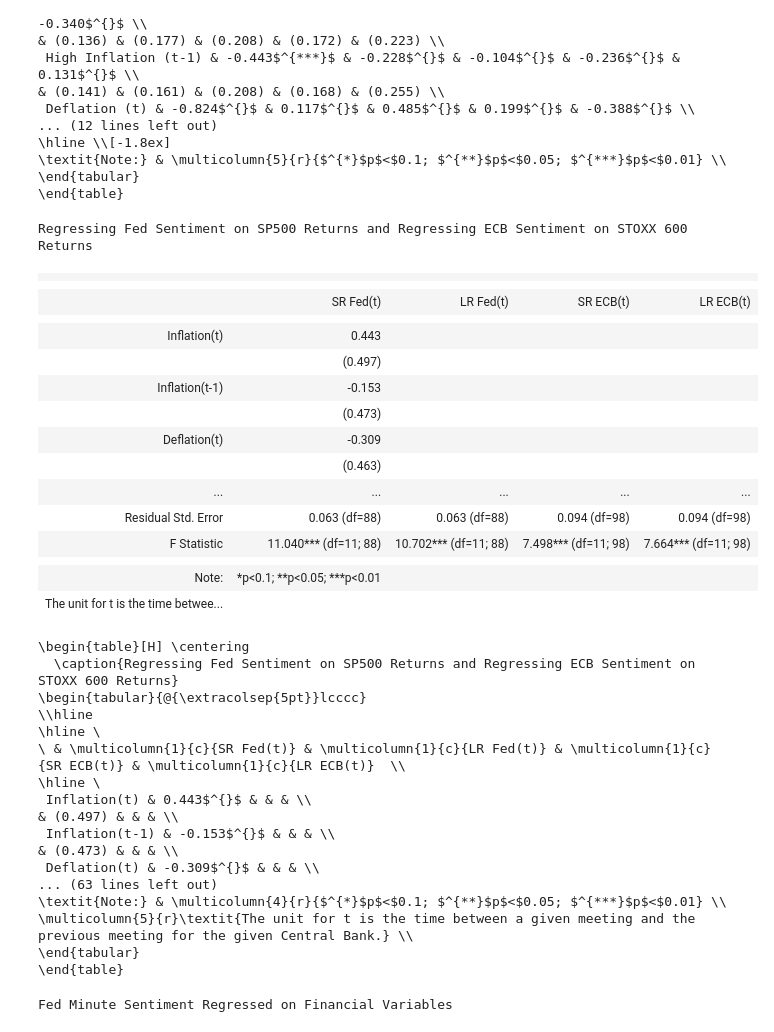
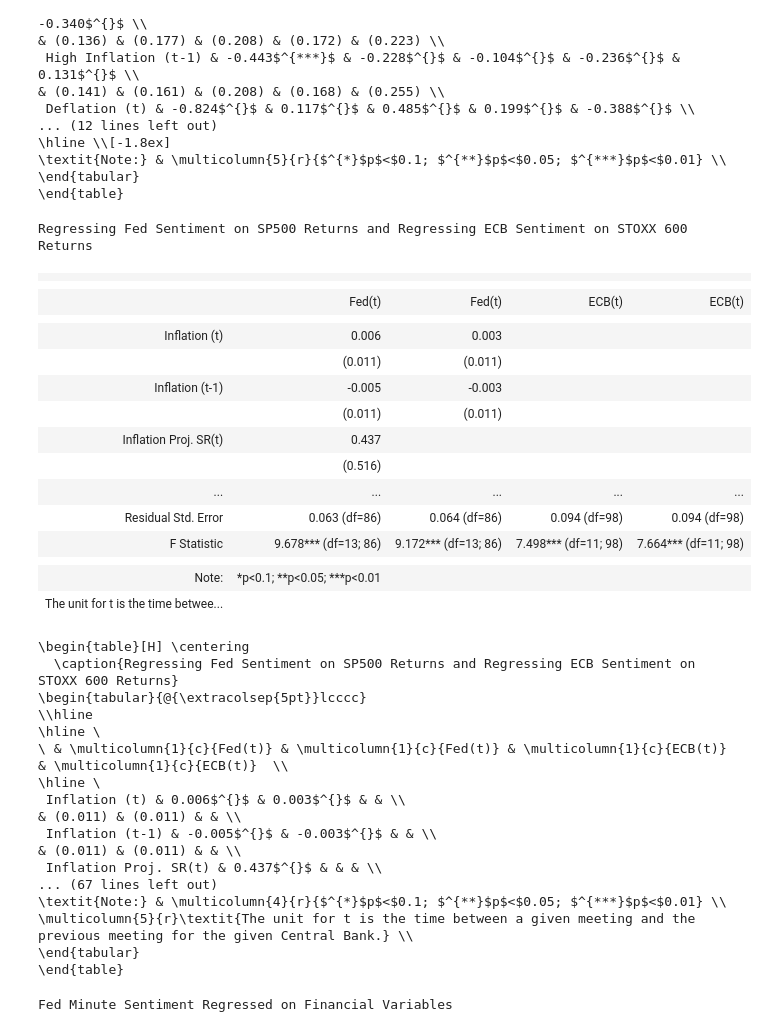
Before and after one commit to KyleNabors/Central-Bank-FinBERT-Analysis, a Jupyter notebook: Meeting Break Regressions.ipynb, the cells around one changed output. Saved outputs shown, nothing was run; the diff lists cells and outputs as text; code cells hidden in the pictures.

```diff
--- a/Meeting Break Regressions.ipynb
+++ b/Meeting Break Regressions.ipynb
@@ -149,6 +149,7 @@ fed_temp = fed_temp[
         "lower0_5y5y_us",
         "zc_higher4_5y_us",
         "zc_lower0_5y_us",
+        "12m_inf",
     ]
 ]
 
@@ -157,6 +158,7 @@ fed_temp["higher4_5y5y_us"] = fed_temp["higher4_5y5y_us"].ffill()
 fed_temp["lower0_5y5y_us"] = fed_temp["lower0_5y5y_us"].ffill()
 fed_temp["zc_higher4_5y_us"] = fed_temp["zc_higher4_5y_us"].ffill()
 fed_temp["zc_lower0_5y_us"] = fed_temp["zc_lower0_5y_us"].ffill()
+fed_temp["12m_inf"] = fed_temp["12m_inf"].ffill()
 
 fed_temp = fed_temp.dropna(subset=["fed_minutes"])
 
@@ -227,6 +229,8 @@ for i in range(0, 2):
     ecb_sentiment[f"zc_higher4_5y_eu_{i}"] = ecb_sentiment["zc_higher4_5y_eu"].shift(i)
     ecb_sentiment[f"zc_lower0_5y_eu_{i}"] = ecb_sentiment["zc_lower0_5y_eu"].shift(i)
 
+    fed_sentiment[f"12m_inf_{i}"] = fed_sentiment["12m_inf"].shift(i)
+
 
 # The count runs from day of announcment till day before next announcment so we shift the values by 1 so fed_minutes is now t where as before it was t-1
 
@@ -564,6 +568,8 @@ x0 = [
     "log_returns_3",
     "log_returns_4",
     "log_returns_5",
+    "12m_inf_0",
+    "12m_inf_1",
 ]
 
 x1 = [
@@ -578,6 +584,8 @@ x1 = [
     "log_returns_3",
     "log_returns_4",
     "log_returns_5",
+    "12m_inf_0",
+    "12m_inf_1",
 ]
 
 x2 = [
@@ -636,11 +644,13 @@ stargazer = Stargazer([reg0, reg1, reg2, reg3])
 stargazer.title(
     "Regressing Fed Sentiment on SP500 Returns and Regressing ECB Sentiment on STOXX 600 Returns"
 )
-stargazer.custom_columns(["SR Fed(t)", "LR Fed(t)", "SR ECB(t)", "LR ECB(t)"])
+stargazer.custom_columns(["Fed(t)", "Fed(t)", "ECB(t)", "ECB(t)"])
 stargazer.show_model_numbers(False)
 stargazer.significant_digits(3)
 stargazer.covariate_order(
     [
+        "12m_inf_0",
+        "12m_inf_1",
         "higher4_5y5y_us",
         "higher4_5y5y_us_1",
         "lower0_5y5y_us",
@@ -675,65 +685,67 @@ stargazer.covariate_order(
 )
 stargazer.rename_covariates(
     {
-        "higher4_5y5y_us": "Inflation(t)",
-        "higher4_5y5y_us_1": "Inflation(t-1)",
-        "lower0_5y5y_us": "Deflation(t)",
-        "lower0_5y5y_us_1": "Deflation(t-1)",
-        "zc_higher4_5y_us": "Inflation(t)",
-        "zc_higher4_5y_us_1": "Inflation(t-1)",
-        "zc_lower0_5y_us": "Deflation(t)",
-        "zc_lower0_5y_us_1": "Deflation(t-1)",
-        "higher4_5y5y_eu": "Inflation(t)",
-        "higher4_5y5y_eu_1": "Inflation(t-1)",
-        "lower0_5y5y_eu": "Deflation(t)",
-        "lower0_5y5y_eu_1": "Deflation(t-1)",
-        "zc_higher4_5y_eu": "Inflation(t)",
-        "zc_higher4_5y_eu_1": "Inflation(t-1)",
-        "zc_lower0_5y_eu": "Deflation(t)",
-        "zc_lower0_5y_eu_1": "Deflation(t)",
+        "12m_inf_0": "Inflation (t)",
+        "12m_inf_1": "Inflation (t-1)",
+        "higher4_5y5y_us": "Inflation Proj. SR(t)",
+        "higher4_5y5y_us_1": "Inflation Proj. SR(t-1)",
+        "lower0_5y5y_us": "Deflation Proj. SR(t)",
+        "lower0_5y5y_us_1": "Deflation Proj. SR(t-1)",
+        "zc_higher4_5y_us": "Inflation Proj. LR(t)",
+        "zc_higher4_5y_us_1": "Inflation Proj. LR(t-1)",
+        "zc_lower0_5y_us": "Deflation Proj. LR(t)",
+        "zc_lower0_5y_us_1": "Deflation Proj. LR(t-1)",
+        "higher4_5y5y_eu": "Inflation Proj. SR(t)",
+        "higher4_5y5y_eu_1": "Inflation Proj. SR(t-1)",
+        "lower0_5y5y_eu": "Deflation Proj. SR(t)",
+        "lower0_5y5y_eu_1": "Deflation Proj. SR(t-1)",
+        "zc_higher4_5y_eu": "Inflation Proj. LR(t)",
+        "zc_higher4_5y_eu_1": "Inflation Proj. LR(t-1)",
+        "zc_lower0_5y_eu": "Deflation Proj. LR(t)",
+        "zc_lower0_5y_eu_1": "Deflation Proj. LR(t)",
         "log_returns_0": "SP00 Returns(t)",
         "log_returns_1": "SP00 Returns(t-1)",
         "log_returns_2": "SP00 Returns(t-2)",
         "log_returns_3": "SP00 Returns(t-3)",
         "log_returns_4": "SP00 Returns(t-4)",
         "log_returns_5": "SP00 Returns(t-5)",
         "fed_minutes_1": "Fed(t-1)",
         "log_returns_eu_0": "STOXX600 Returns(t)",
         "log_returns_eu_1": "STOXX600 Returns(t-1)",
         "log_returns_eu_2": "STOXX600 Returns(t-2)",
         "log_returns_eu_3": "STOXX600 Returns(t-3)",
         "log_returns_eu_4": "STOXX600 Returns(t-4)",
         "log_returns_eu_5": "STOXX600 Returns(t-5)",
         "press_conferences_1": "ECB(t-1)",
     },
 )
 stargazer.add_custom_notes(
     [
         "The unit for t is the time between a given meeting and the previous meeting for the given Central Bank."
     ]
 )
 # Display the Stargazer output
 display(HTML(stargazer.render_html()))
 
 # Modify the LaTeX output to remove all \\[-1.8ex]
 latex_output = stargazer.render_latex().replace("\\[-1.8ex]", "")
 latex_output = latex_output.replace("!htbp", "H")
 print(latex_output)
 # %% [output]
 Regressing Fed Sentiment on SP500 Returns and Regressing ECB Sentiment on STOXX 600 Returns
 |  |  |  |  |  |
 |  |
-|  | SR Fed(t) | LR Fed(t) | SR ECB(t) | LR ECB(t) |
+|  | Fed(t) | Fed(t) | ECB(t) | ECB(t) |
 |  |  |  |  |  |
-| Inflation(t) | 0.443 |  |  |  |
-|  | (0.497) |  |  |  |
-| Inflation(t-1) | -0.153 |  |  |  |
-|  | (0.473) |  |  |  |
-| Deflation(t) | -0.309 |  |  |  |
-|  | (0.463) |  |  |  |
+| Inflation (t) | 0.006 | 0.003 |  |  |
+|  | (0.011) | (0.011) |  |  |
+| Inflation (t-1) | -0.005 | -0.003 |  |  |
+|  | (0.011) | (0.011) |  |  |
+| Inflation Proj. SR(t) | 0.437 |  |  |  |
+|  | (0.516) |  |  |  |
 | ... | ... | ... | ... | ... |
-| Residual Std. Error | 0.063 (df=88) | 0.063 (df=88) | 0.094 (df=98) | 0.094 (df=98) |
-| F Statistic | 11.040*** (df=11; 88) | 10.702*** (df=11; 88) | 7.498*** (df=11; 98) | 7.664*** (df=11; 98) |
+| Residual Std. Error | 0.063 (df=86) | 0.064 (df=86) | 0.094 (df=98) | 0.094 (df=98) |
+| F Statistic | 9.678*** (df=13; 86) | 9.172*** (df=13; 86) | 7.498*** (df=11; 98) | 7.664*** (df=11; 98) |
 |  |  |  |  |  |
 | Note: | *p<0.1; **p<0.05; ***p<0.01 |  |  |  |
 | The unit for t is the time betwee... |  |  |  |  |
@@ -742,14 +754,14 @@ Regressing Fed Sentiment on SP500 Returns and Regressing ECB Sentiment on STOXX
 \begin{tabular}{@{\extracolsep{5pt}}lcccc}
 \\hline
 \hline \
-\ & \multicolumn{1}{c}{SR Fed(t)} & \multicolumn{1}{c}{LR Fed(t)} & \multicolumn{1}{c}{SR ECB(t)} & \multicolumn{1}{c}{LR ECB(t)}  \\
+\ & \multicolumn{1}{c}{Fed(t)} & \multicolumn{1}{c}{Fed(t)} & \multicolumn{1}{c}{ECB(t)} & \multicolumn{1}{c}{ECB(t)}  \\
 \hline \
- Inflation(t) & 0.443$^{}$ & & & \\
-& (0.497) & & & \\
- Inflation(t-1) & -0.153$^{}$ & & & \\
-& (0.473) & & & \\
- Deflation(t) & -0.309$^{}$ & & & \\
-... (63 lines left out)
+ Inflation (t) & 0.006$^{}$ & 0.003$^{}$ & & \\
+& (0.011) & (0.011) & & \\
+ Inflation (t-1) & -0.005$^{}$ & -0.003$^{}$ & & \\
+& (0.011) & (0.011) & & \\
+ Inflation Proj. SR(t) & 0.437$^{}$ & & & \\
+... (67 lines left out)
 \textit{Note:} & \multicolumn{4}{r}{$^{*}$p$<$0.1; $^{**}$p$<$0.05; $^{***}$p$<$0.01} \\
 \multicolumn{5}{r}\textit{The unit for t is the time between a given meeting and the previous meeting for the given Central Bank.} \\
 \end{tabular}
```
Also changed, not shown: 2 other files.
